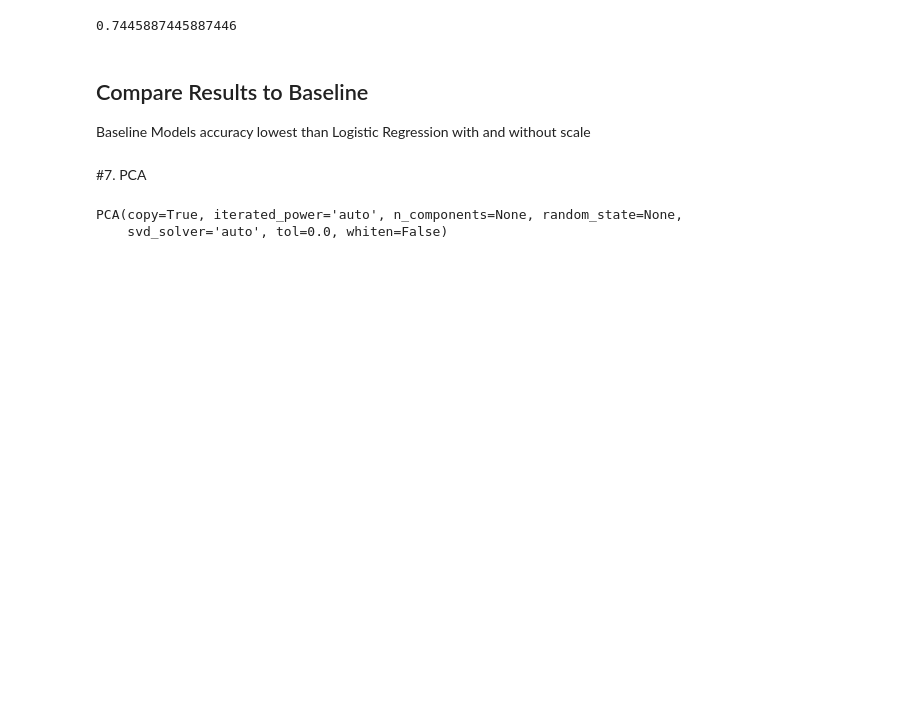
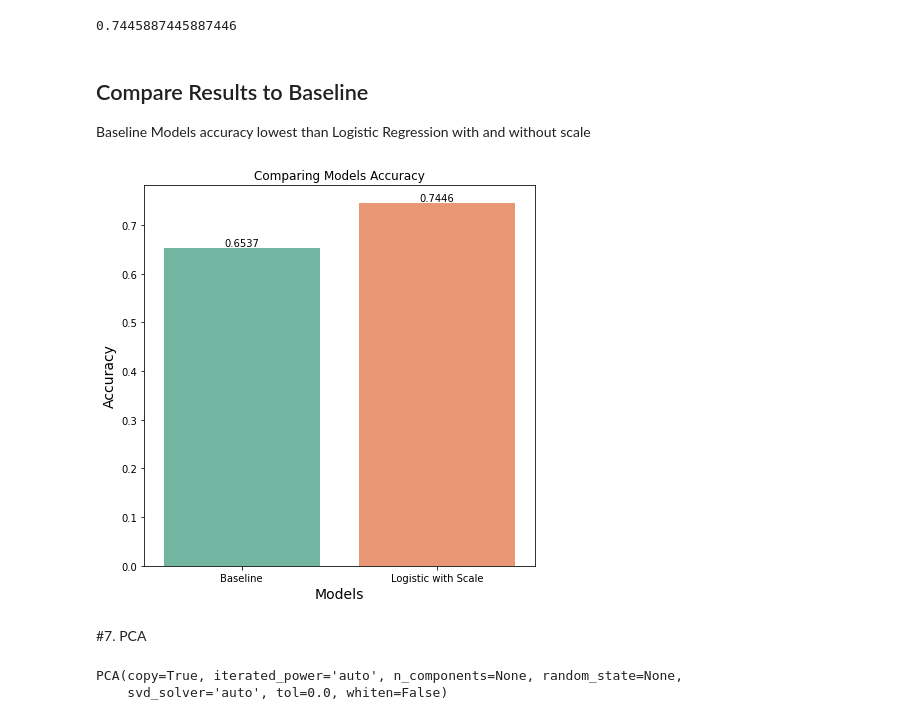
Before and after one commit to AbeerAlghamdi1/Machine_Learning_intro, a Jupyter notebook: Day11_PCA.ipynb, the cells around one changed output. Saved outputs shown, nothing was run; the diff lists cells and outputs as text; code cells hidden in the pictures; blank space fills up the shorter version.

```diff
--- a/Day11_PCA.ipynb
+++ b/Day11_PCA.ipynb
@@ -184,6 +183,24 @@ acc_LogisScal
 ## Compare Results to Baseline
 
 Baseline Models accuracy lowest than Logistic Regression with and without scale
+# %%
+accuracies = pd.DataFrame()
+accuracies['names'] = ['Baseline','Logistic with Scale' ]
+accuracies['values'] = [acc_base  , acc_LogisScal ]
+# %%
+plt.figure(figsize=(7, 7))
+splot=sns.barplot(x="names",y="values",data=accuracies)
+for p in splot.patches:
+    splot.annotate(format(p.get_height(), '.4f'),
+                   (p.get_x() + p.get_width() / 2., p.get_height()),
+                   ha = 'center', va = 'center',
+                   xytext = (0, 5),
+                   textcoords = 'offset points')
+plt.xlabel("Models", size=14)
+plt.ylabel("Accuracy", size=14)
+plt.title('Comparing Models Accuracy');
+# %% [output]
+[figure, added]
 # %% [markdown]
 #7. PCA
 # %%
```
Also changed, not shown: parts of 12 cells of this notebook.
